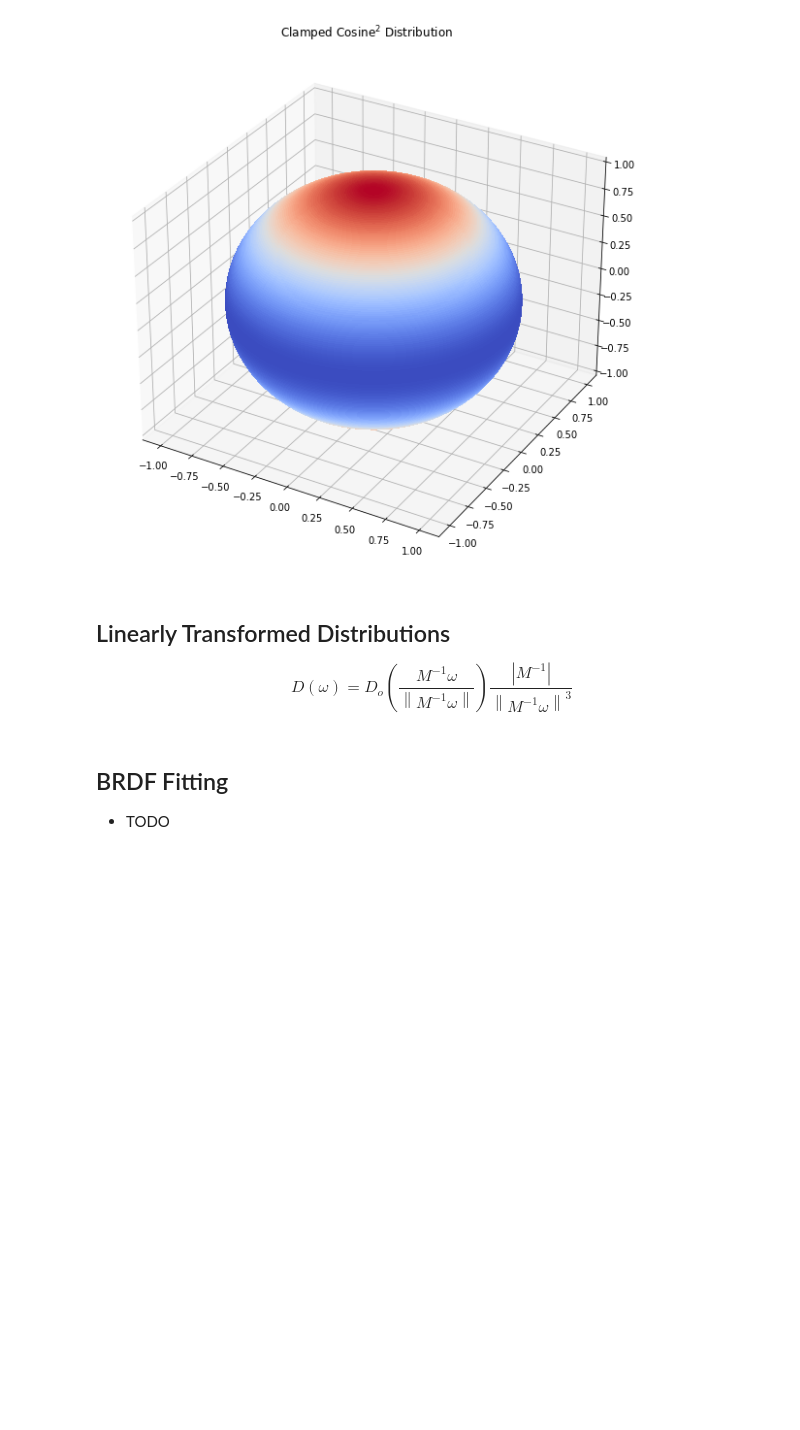
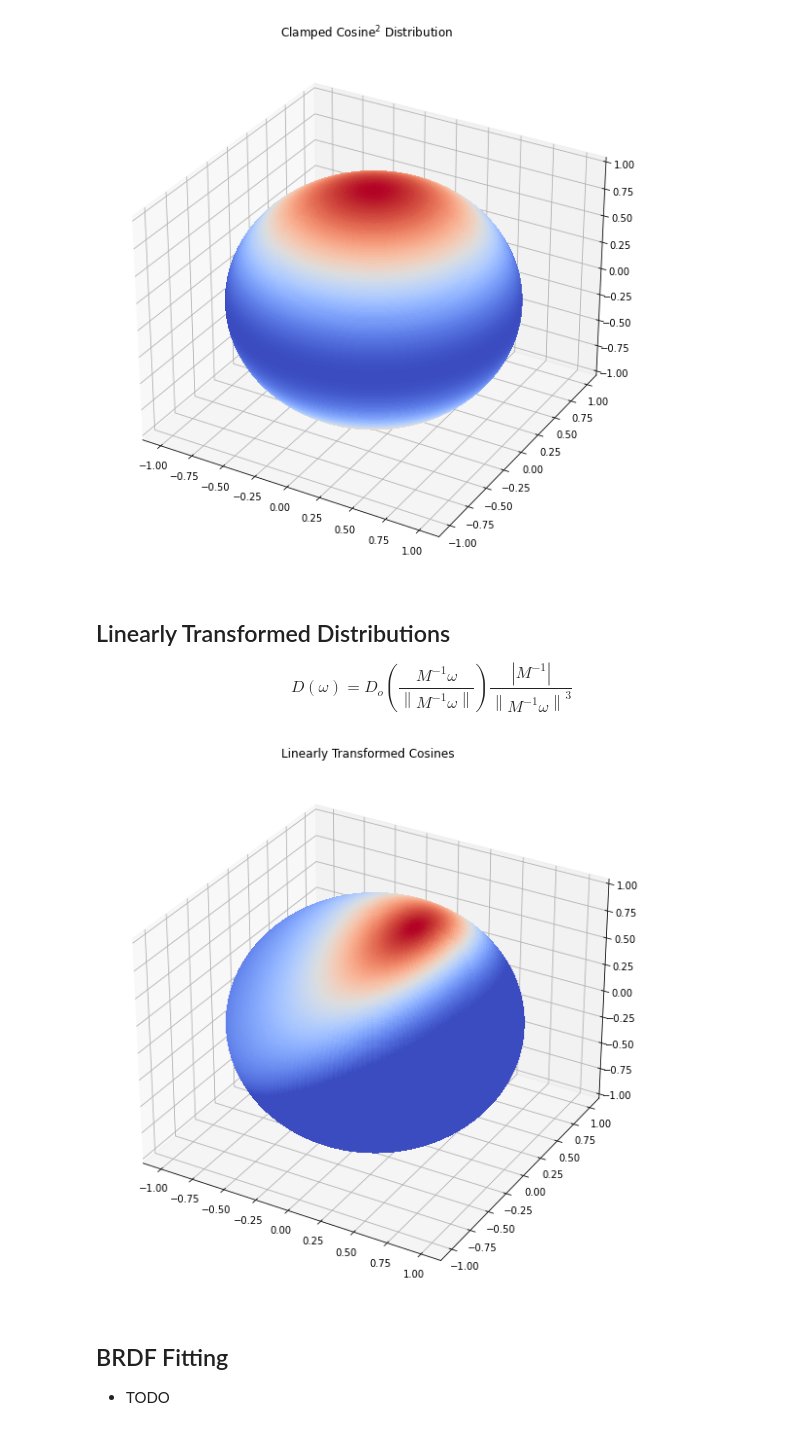
Before and after one commit to neil3d/math_viz, a Jupyter notebook: docs/LTC.ipynb, the cells around one changed output. Saved outputs shown, nothing was run; the diff lists cells and outputs as text; code cells hidden in the pictures; blank space fills up the shorter version.

Commit message:
plot in notebook

```diff
--- a/docs/LTC.ipynb
+++ b/docs/LTC.ipynb
@@ -123,7 +123,23 @@ $$
 D(\omega) = D_{o}\left(\frac{M^{-1} \omega}{\left\|M^{-1} \omega\right\|}\right) \frac{\left|M^{-1}\right|}{\left\|M^{-1} \omega\right\|^{3}}
 $$
 # %%
-# TODO
+amplitude = 1
+forward = np.array([0, 1, 0], dtype='float')
+up = np.array([0, 0, 1], dtype='float')
+scale = np.array([0.75, 1, 1], dtype='float')
+skew = 0.5
+
+ltc = LTC.LTC(amplitude, forward, up, scale, skew)
+
+fig = plt.figure(figsize=[10, 10])
+ax = fig.add_subplot(1, 1, 1, projection='3d')
+
+spherical_plot.heatmap(lambda w: ltc.evaluate(w), ax)
+
+plt.title('Linearly Transformed Cosines')
+plt.show()
+# %% [output]
+[figure, added]
 # %% [markdown]
 ## BRDF Fitting
 
```
Also changed, not shown: parts of 1 cell of this notebook.
